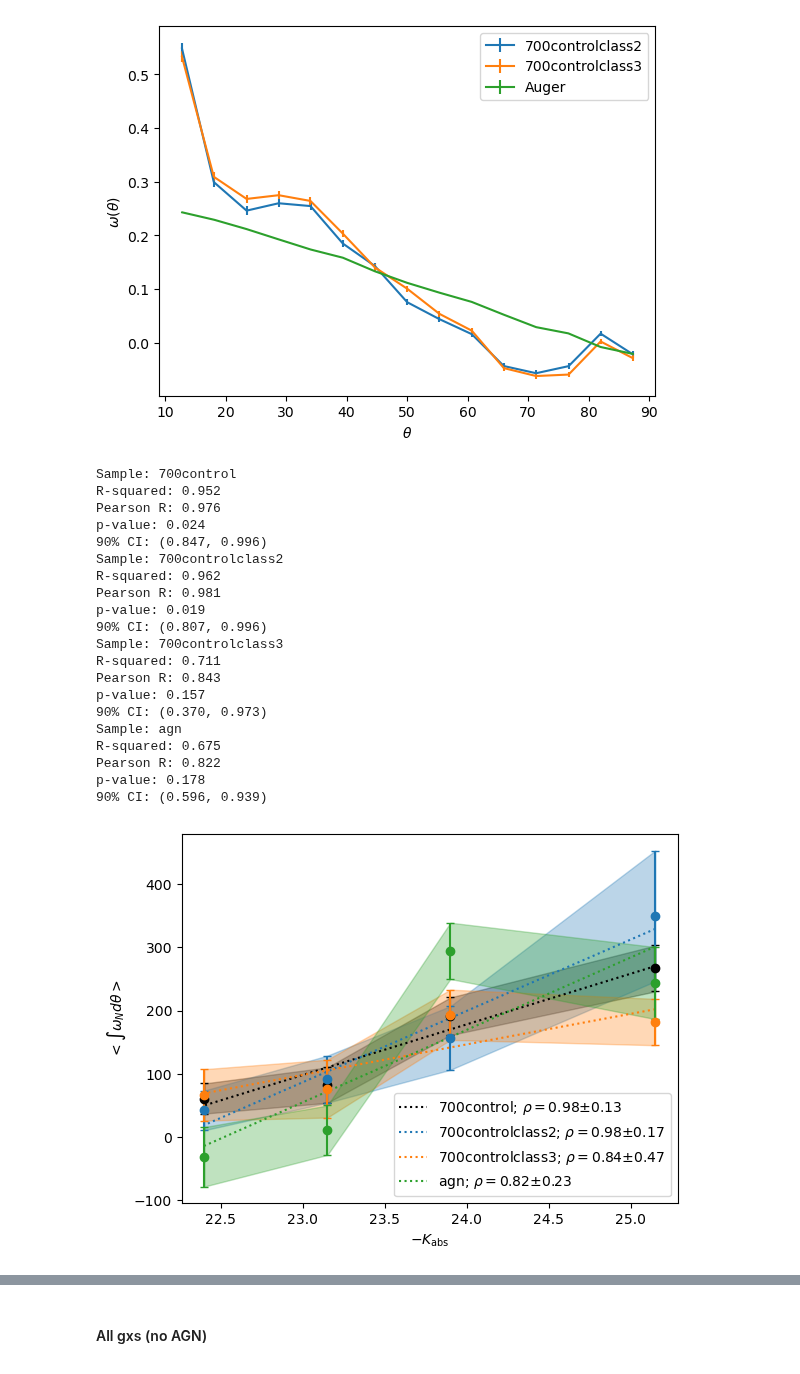
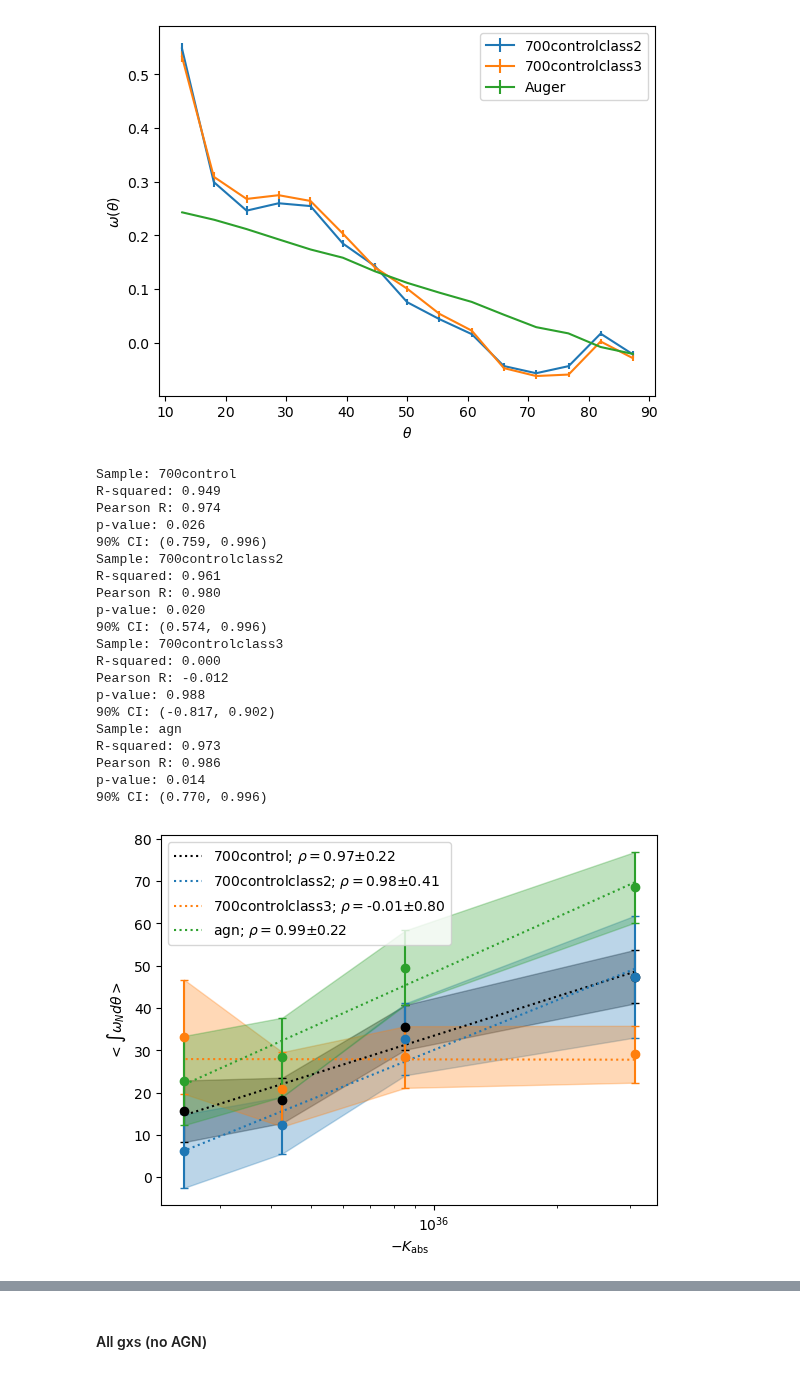
Before and after one commit to FedeDavilaKurban/Auger, a Jupyter notebook: plots.ipynb, the cells around one changed output, grey strips where cells are left out. Cells and saved outputs as stored; diff of their text form; code cells hidden in the pictures.

```diff
--- a/plots.ipynb
+++ b/plots.ipynb
@@ -238,6 +238,7 @@ from astropy.io import ascii
 
 nquant = int(4)
 nbootstrap = int(500)
+maxsep = int(25)
 
 fig, ax = plt.subplots()
 
@@ -246,7 +247,7 @@ colors = ['k','C00','C01','C02']
 
 for sample, color in zip(samples,colors):
 
-    filename = f'../data/int_K_nq{nquant}_nbs{nbootstrap}_{sample}.npz'
+    filename = f'../data/int{maxsep}_K_nq{nquant}_nbs{nbootstrap}_{sample}.npz'
 
     data = ascii.read(filename)
 
@@ -272,13 +273,15 @@ for sample, color in zip(samples,colors):
     #label = f'{sample}; '+r'$\rho=$'+f'{res_prs.statistic:.2f}; '+r'$p=$'+f'{res_prs.pvalue:.2f}'
     label = f'{sample}; '+r'$\rho=$'+f'{res_prs.statistic:.2f}'+r'$\pm$'+f'{pearson_ci:.2f}'
 
-    ax.plot(-meanMag, res_lr.intercept - res_lr.slope*meanMag, ls=':',c=color,\
+    #ax.plot(-meanMag, res_lr.intercept - res_lr.slope*meanMag, ls=':',c=color,\
+    #        label=label)
+    ax.plot(10**(-.4*meanMag+26.49), res_lr.intercept - res_lr.slope*meanMag, ls=':',c=color,\
             label=label)
 
     #for i in range(len(int_mean)):
-    ax.errorbar(-meanMag,int_mean,yerr=int_std,c=color,fmt='o',capsize=3)
+    ax.errorbar(10**(-.4*meanMag+26.49),int_mean,yerr=int_std,c=color,fmt='o',capsize=3)
     #ax.scatter(-meanMag,int_mean,c=color,marker='o')
-    ax.fill_between(-meanMag,y1=int_mean-int_std,y2=int_mean+int_std,color=color,alpha=.3)
+    ax.fill_between(10**(-.4*meanMag+26.49),y1=int_mean-int_std,y2=int_mean+int_std,color=color,alpha=.3)
 
 """
 Plot AGNs
@@ -288,50 +291,52 @@ Plot AGNs
 # filename = f'../data/int_K_nq{nquant}_nbs{nbootstrap}_{sample}.npz'
 
 # data = ascii.read(filename)
 # meanMag = data['meanMag']
 # int_mean = data['int_mean']
 # int_std = data['int_std']
 
 # res = stats.linregress(-meanMag, int_mean)
 # print(f"R-squared: {res.rvalue**2:.3f}")
 
 # #ax.plot(-meanMag, res.intercept - res.slope*meanMag, ls=':',c=color,\
 # #        label=f'{sample}; '+r'$R^2=$'+f'{res.rvalue**2:.2f}')
 
 # #for i in range(len(int_mean)):
 # ax.errorbar(-meanMag,int_mean,yerr=int_std,color=color,fmt='o',label=sample)
 
 
+ax.set_xscale('log')
+
 ax.set_ylabel(r'$<\int\omega_Nd\theta>$')
 ax.set_xlabel(r'$-K_{\mathrm{abs}}$')
 
 ax.legend(loc=0)
 
 #plt.savefig(f'../plots/int_K_nq{nquant}_nbs{nbootstrap}_700control_comparison.png')
 
 plt.show()
 # %% [output]
 Sample: 700control
-R-squared: 0.952
-Pearson R: 0.976
-p-value: 0.024
-90% CI: (0.847, 0.996)
+R-squared: 0.949
+Pearson R: 0.974
+p-value: 0.026
+90% CI: (0.759, 0.996)
 Sample: 700controlclass2
-R-squared: 0.962
-Pearson R: 0.981
-p-value: 0.019
-90% CI: (0.807, 0.996)
+R-squared: 0.961
+Pearson R: 0.980
+p-value: 0.020
+90% CI: (0.574, 0.996)
 Sample: 700controlclass3
-R-squared: 0.711
-Pearson R: 0.843
-p-value: 0.157
-90% CI: (0.370, 0.973)
+R-squared: 0.000
+Pearson R: -0.012
+p-value: 0.988
+90% CI: (-0.817, 0.902)
 Sample: agn
-R-squared: 0.675
-Pearson R: 0.822
-p-value: 0.178
-90% CI: (0.596, 0.939)
+R-squared: 0.973
+Pearson R: 0.986
+p-value: 0.014
+90% CI: (0.770, 0.996)
-[figure, old version]
+[figure, new version]
 # %%
 import matplotlib.pyplot as plt
 import numpy as np
```
Also changed, not shown: parts of 3 cells of this notebook, 3 other files.
